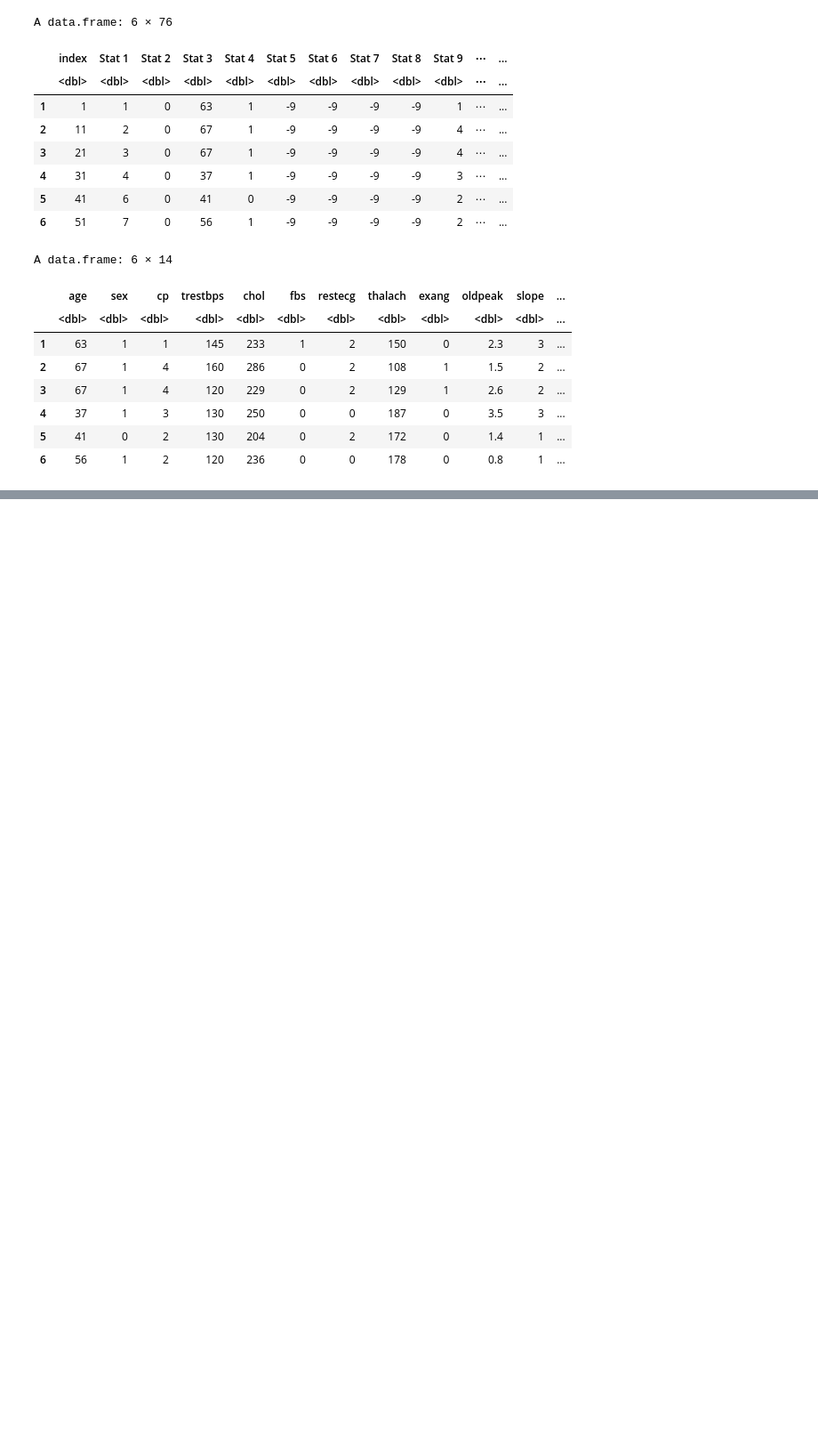
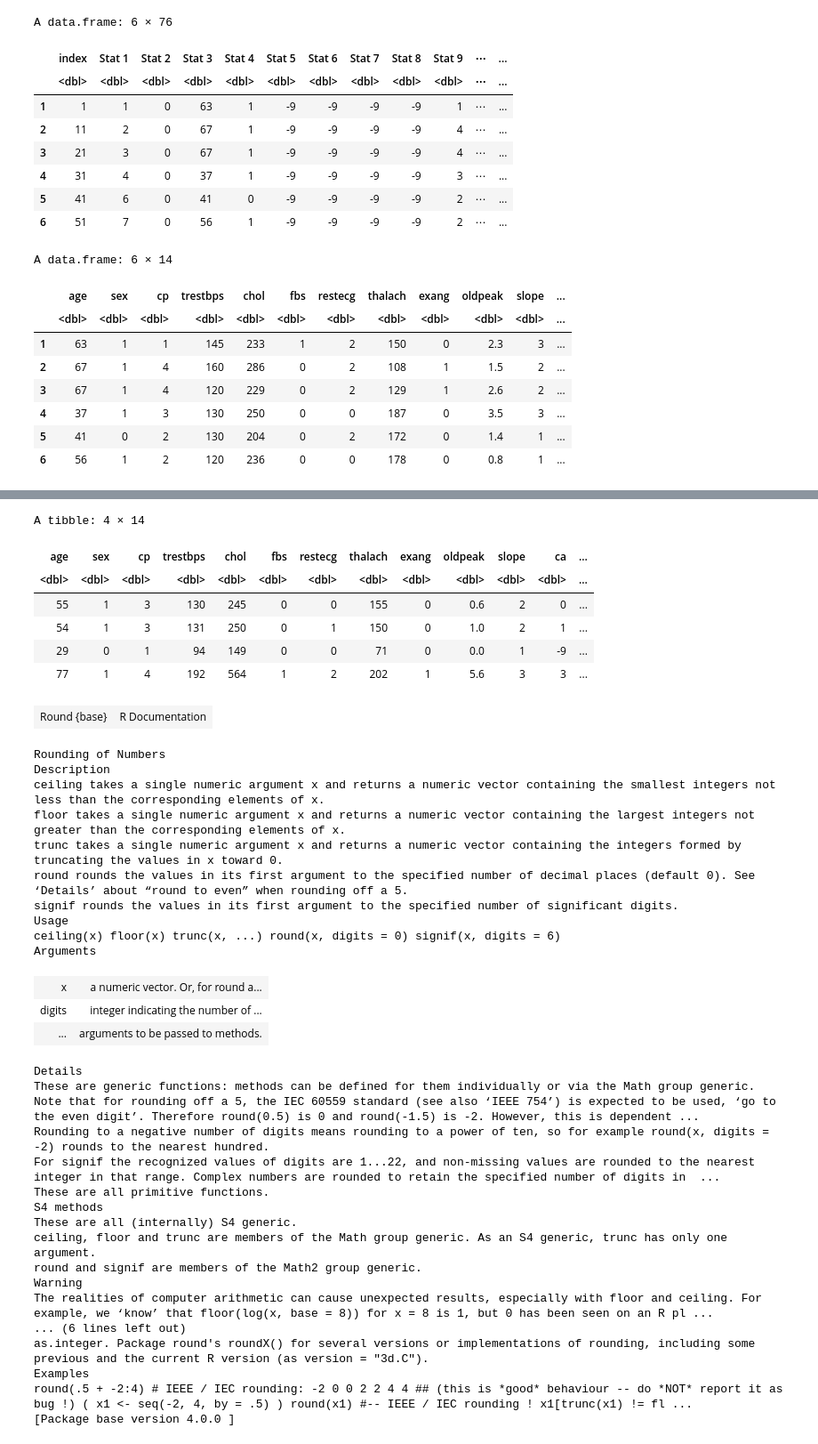
Before and after one commit to jamiema1/Predicting-Heart-Disease-with-KNN-Algorithm, a Jupyter notebook: heart_disease_data.ipynb, the cells around one changed output, grey strips where cells are left out. Shown at 89% size. Drawn from its saved outputs; the diff is of its cells as text; code cells hidden in the pictures; blank space fills up the shorter version.

```diff
--- a/heart_disease_data.ipynb
+++ b/heart_disease_data.ipynb
@@ -189 +216,64 @@ A data.frame: 6 × 14
+# %%
+#creates a data table with the mean, median, min, and max values of each of the variables
+heart_averages_1 <- heart_train %>%
+                    select(-Class) %>%
+                    map_df(median) %>%
+                    mutate(Stat = "median")
+heart_averages_2 <- roun(heart_train %>%
+                    select(-Class) %>%
+                    map_df(mean) %>%
+                    map_df() %>%
+                    mutate(Stat = "mean")
+heart_averages_3 <- heart_train %>%
+                    select(-Class) %>%
+                    map_df(min) %>%
+                    mutate(Stat = "min")
+heart_averages_4 <- heart_train %>%
+                    select(-Class) %>%
+                    map_df(max) %>%
+                    mutate(Stat = "max")
+
+#combines all of the statistical measurements into one table
+heart_averages <- rbind(heart_averages_1, heart_averages_2, heart_averages_3, heart_averages_4)
+heart_averages
+?round
+# %% [output]
+A tibble: 4 × 14
+| age | sex | cp | trestbps | chol | fbs | restecg | thalach | exang | oldpeak | slope | ca | ... |
+| <dbl> | <dbl> | <dbl> | <dbl> | <dbl> | <dbl> | <dbl> | <dbl> | <dbl> | <dbl> | <dbl> | <dbl> | ... |
+| 55 | 1 | 3 | 130 | 245 | 0 | 0 | 155 | 0 | 0.6 | 2 | 0 | ... |
+| 54 | 1 | 3 | 131 | 250 | 0 | 1 | 150 | 0 | 1.0 | 2 | 1 | ... |
+| 29 | 0 | 1 | 94 | 149 | 0 | 0 | 71 | 0 | 0.0 | 1 | -9 | ... |
+| 77 | 1 | 4 | 192 | 564 | 1 | 2 | 202 | 1 | 5.6 | 3 | 3 | ... |
+| Round {base} | R Documentation |
+Rounding of Numbers
+Description
+ceiling takes a single numeric argument x and returns a numeric vector containing the smallest integers not less than the corresponding elements of x.
+floor takes a single numeric argument x and returns a numeric vector containing the largest integers not greater than the corresponding elements of x.
+trunc takes a single numeric argument x and returns a numeric vector containing the integers formed by truncating the values in x toward 0.
+round rounds the values in its first argument to the specified number of decimal places (default 0). See ‘Details’ about “round to even” when rounding off a 5.
+signif rounds the values in its first argument to the specified number of significant digits.
+Usage
+ceiling(x) floor(x) trunc(x, ...) round(x, digits = 0) signif(x, digits = 6)
+Arguments
+| x | a numeric vector. Or, for round a... |
+| digits | integer indicating the number of ... |
+| ... | arguments to be passed to methods. |
+Details
+These are generic functions: methods can be defined for them individually or via the Math group generic.
+Note that for rounding off a 5, the IEC 60559 standard (see also ‘IEEE 754’) is expected to be used, ‘go to the even digit’. Therefore round(0.5) is 0 and round(-1.5) is -2. However, this is dependent ...
+Rounding to a negative number of digits means rounding to a power of ten, so for example round(x, digits = -2) rounds to the nearest hundred.
+For signif the recognized values of digits are 1...22, and non-missing values are rounded to the nearest integer in that range. Complex numbers are rounded to retain the specified number of digits in  ...
+These are all primitive functions.
+S4 methods
+These are all (internally) S4 generic.
+ceiling, floor and trunc are members of the Math group generic. As an S4 generic, trunc has only one argument.
+round and signif are members of the Math2 group generic.
+Warning
+The realities of computer arithmetic can cause unexpected results, especially with floor and ceiling. For example, we ‘know’ that floor(log(x, base = 8)) for x = 8 is 1, but 0 has been seen on an R pl ...
+... (6 lines left out)
+as.integer. Package round's roundX() for several versions or implementations of rounding, including some previous and the current R version (as version = "3d.C").
+Examples
+round(.5 + -2:4) # IEEE / IEC rounding: -2 0 0 2 2 4 4 ## (this is *good* behaviour -- do *NOT* report it as bug !) ( x1 <- seq(-2, 4, by = .5) ) round(x1) #-- IEEE / IEC rounding ! x1[trunc(x1) != fl ...
+[Package base version 4.0.0 ]
 # %%
```
Also changed, not shown: parts of 8 cells of this notebook.
